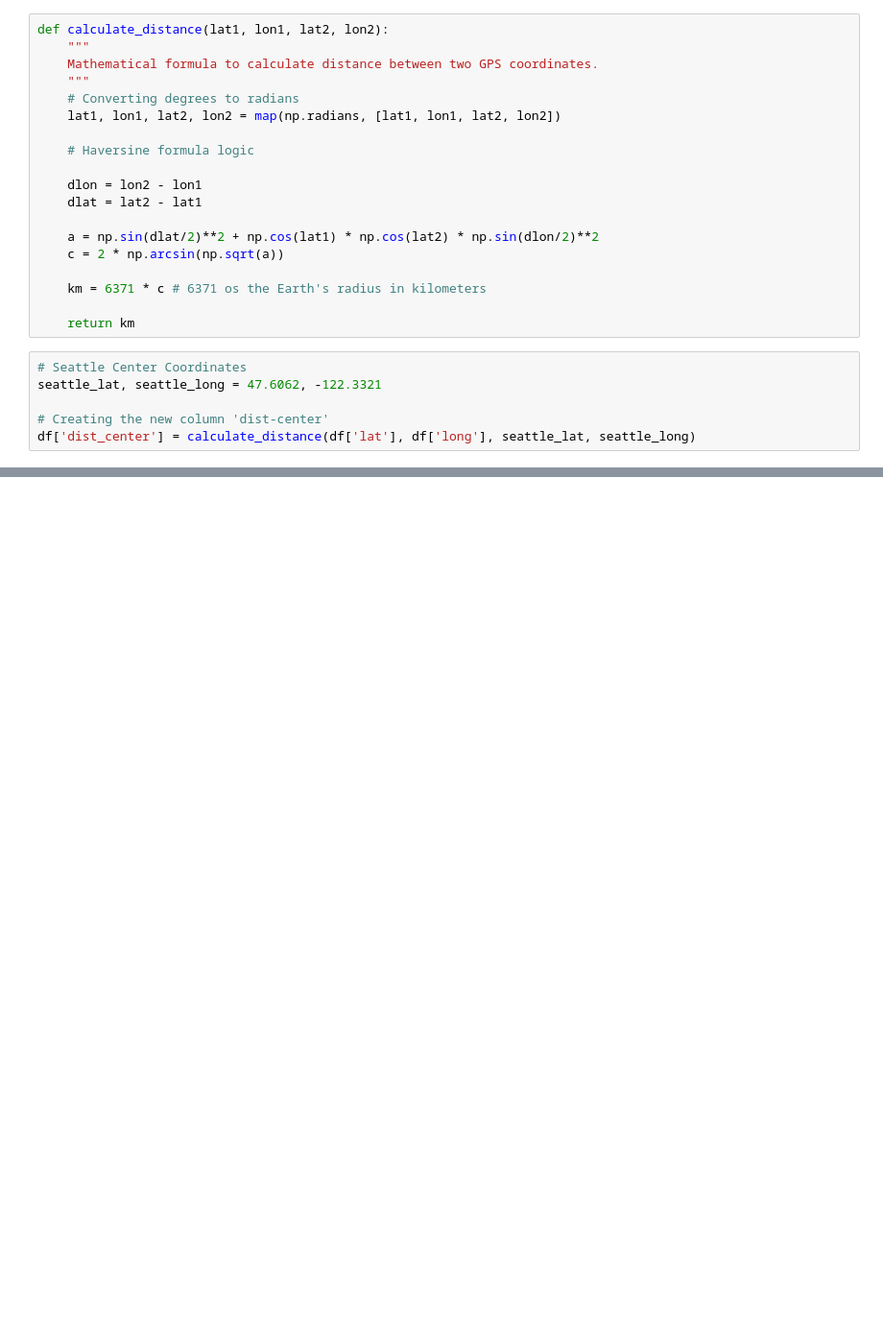
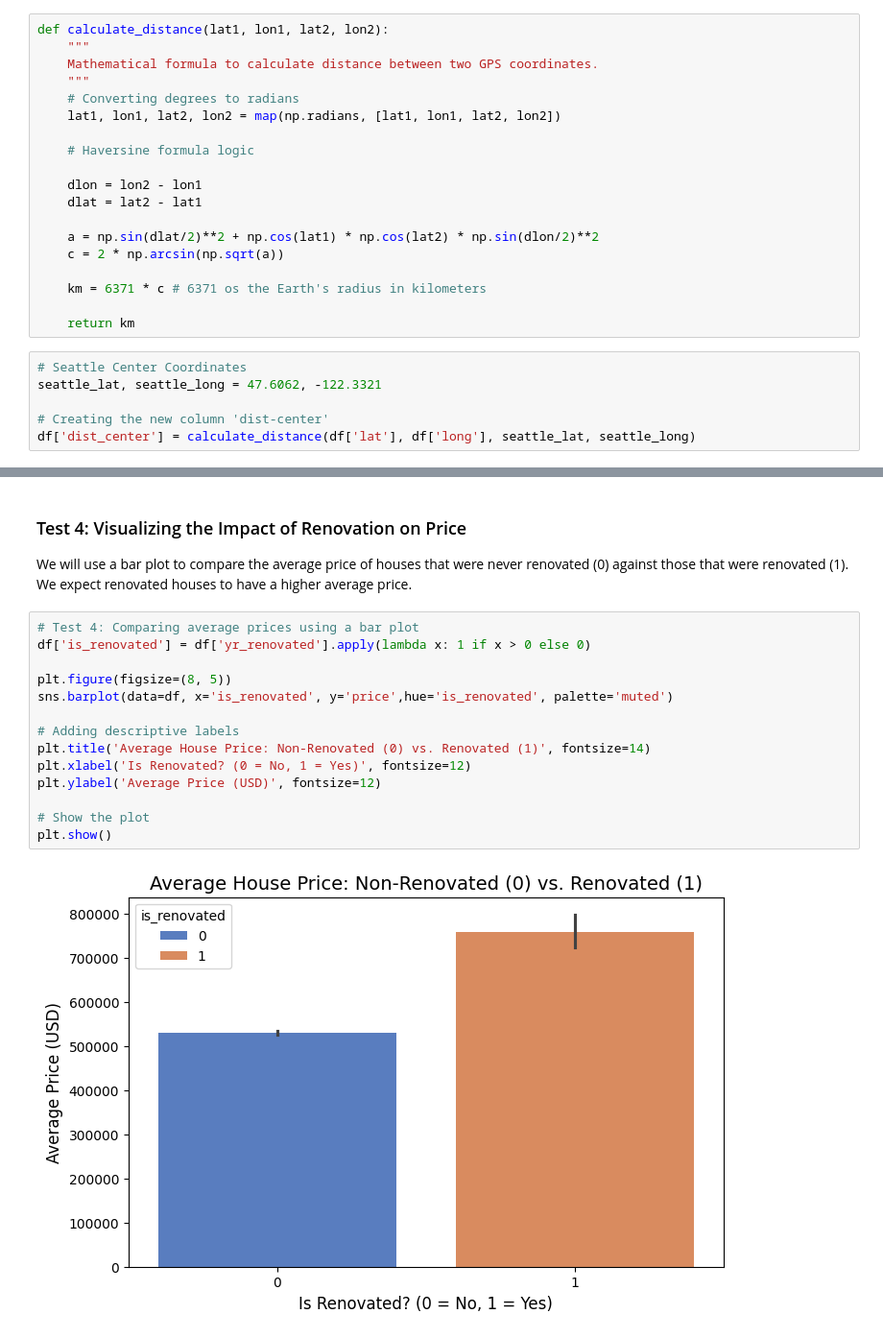
Before and after one commit to Rafaeldovale/property-price-prediction, a Jupyter notebook: notebooks/housing_analysis.ipynb, the cells around one changed output, grey strips where cells are left out. Shown at 96% size. Cells and saved outputs as stored; diff of their text form; blank space fills up the shorter version.

```diff
--- a/notebooks/housing_analysis.ipynb
+++ b/notebooks/housing_analysis.ipynb
@@ -49,0 +125,21 @@ df['dist_center'] = calculate_distance(df['lat'], df['long'], seattle_lat, seatt
+# %% [markdown]
+### Test 4: Visualizing the Impact of Renovation on Price
+We will use a bar plot to compare the average price of houses
+that were never renovated (0) against those that were renovated (1).
+We expect renovated houses to have a higher average price.
+# %%
+# Test 4: Comparing average prices using a bar plot
+df['is_renovated'] = df['yr_renovated'].apply(lambda x: 1 if x > 0 else 0)
+
+plt.figure(figsize=(8, 5))
+sns.barplot(data=df, x='is_renovated', y='price',hue='is_renovated', palette='muted')
+
+# Adding descriptive labels
+plt.title('Average House Price: Non-Renovated (0) vs. Renovated (1)', fontsize=14)
+plt.xlabel('Is Renovated? (0 = No, 1 = Yes)', fontsize=12)
+plt.ylabel('Average Price (USD)', fontsize=12)
+
+# Show the plot
+plt.show()
+# %% [output]
+[figure, added]
```
Also changed, not shown: parts of 23 cells of this notebook, 7 other files.
